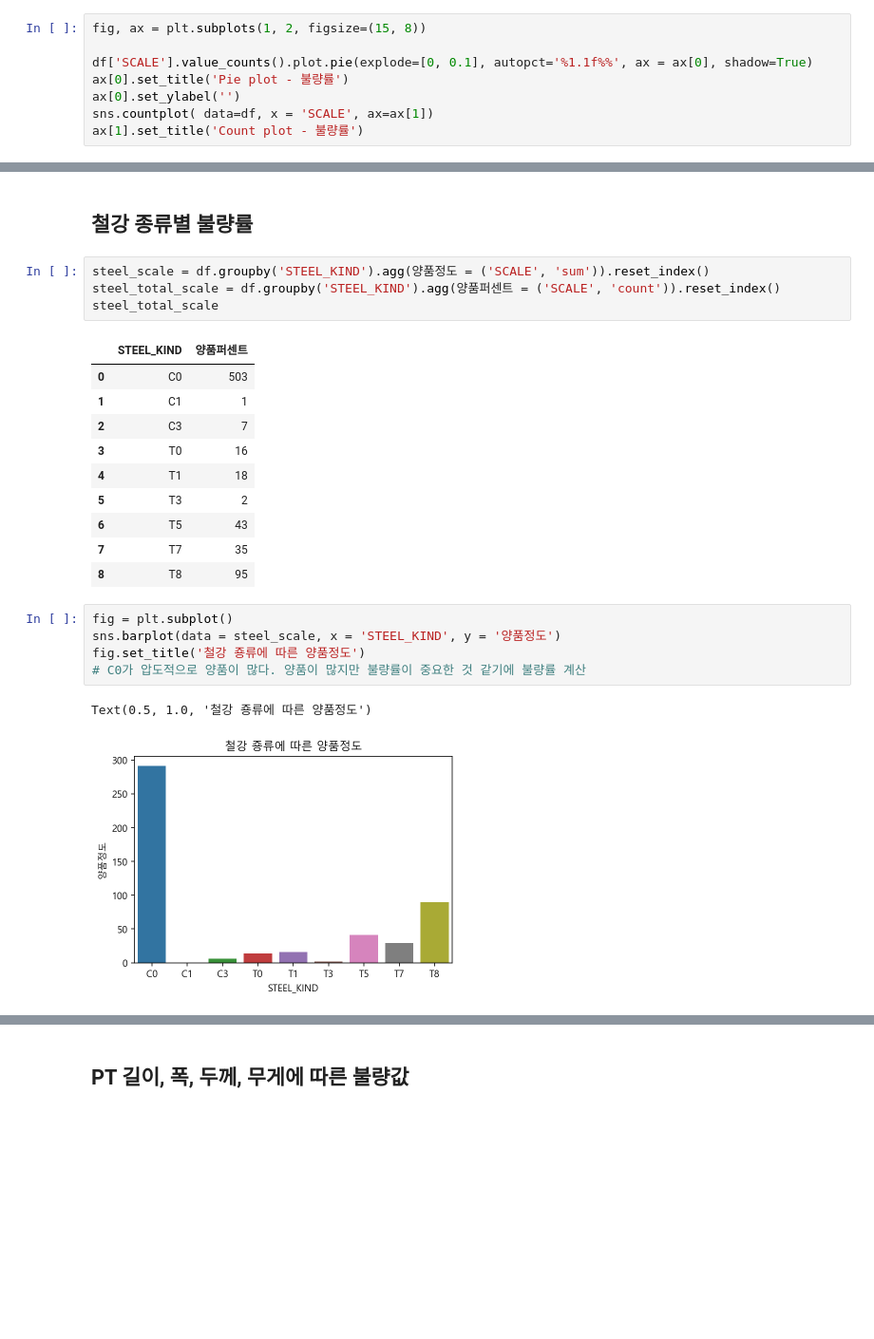
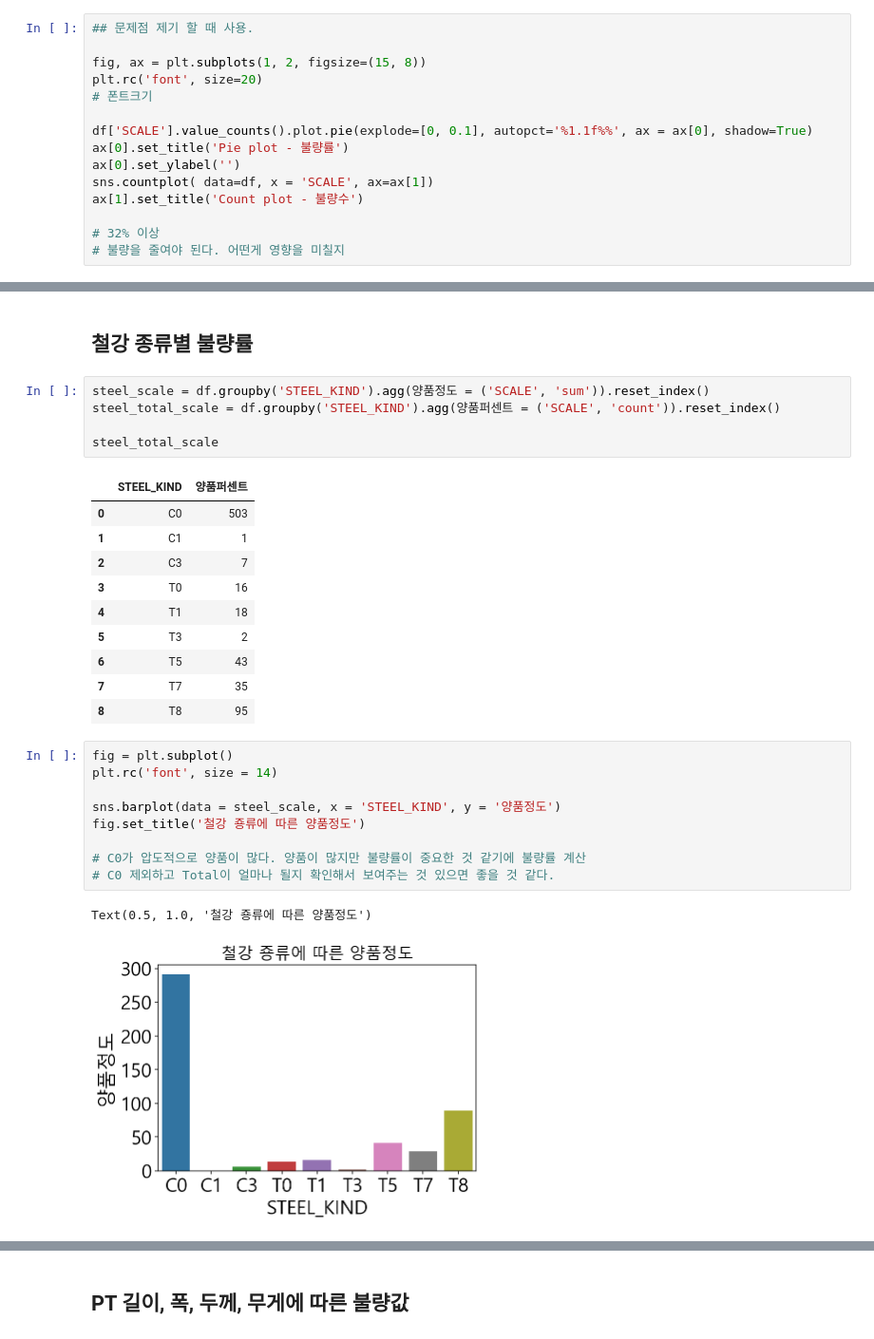
Before and after one commit to ManuSong/First-Project-8, a Jupyter notebook: 8조_프젝.ipynb, the cells around one changed output, grey strips where cells are left out. Shown at 95% size. Drawn from its saved outputs; the diff is of its cells as text; blank space fills up the shorter version.

```diff
--- a/8조_프젝.ipynb
+++ b/8조_프젝.ipynb
@@ -53,11 +72,18 @@ df.head()
 - 0 : 불량
 - 1 : 양품
 # %%
+## 문제점 제기 할 때 사용.
+
 fig, ax = plt.subplots(1, 2, figsize=(15, 8))
+plt.rc('font', size=20)
+# 폰트크기
 
 df['SCALE'].value_counts().plot.pie(explode=[0, 0.1], autopct='%1.1f%%', ax = ax[0], shadow=True)
 ax[0].set_title('Pie plot - 불량률')
 ax[0].set_ylabel('')
 sns.countplot( data=df, x = 'SCALE', ax=ax[1])
-ax[1].set_title('Count plot - 불량률')
+ax[1].set_title('Count plot - 불량수')
+
+# 32% 이상
+# 불량을 줄여야 된다. 어떤게 영향을 미칠지
 # %% [output]
@@ -116,6 +172,7 @@ graph_FN_SC_B = sns.barplot(data = FN_SC, x= 'FUR_NO', y = 'Bad_count', hue = 'F
 # %%
 steel_scale = df.groupby('STEEL_KIND').agg(양품정도 = ('SCALE', 'sum')).reset_index()
 steel_total_scale = df.groupby('STEEL_KIND').agg(양품퍼센트 = ('SCALE', 'count')).reset_index()
+
 steel_total_scale
 # %% [output]
 |  | STEEL_KIND | 양품퍼센트 |
@@ -130,10 +187,14 @@ steel_total_scale
 | 8 | T8 | 95 |
 # %%
 fig = plt.subplot()
+plt.rc('font', size = 14)
+
 sns.barplot(data = steel_scale, x = 'STEEL_KIND', y = '양품정도')
 fig.set_title('철강 죵류에 따른 양품정도')
+
 # C0가 압도적으로 양품이 많다. 양품이 많지만 불량률이 중요한 것 같기에 불량률 계산
+# C0 제외하고 Total이 얼마나 될지 확인해서 보여주는 것 있으면 좋을 것 같다.
 # %% [output]
 Text(0.5, 1.0, '철강 죵류에 따른 양품정도')
-[figure, old version]
+[figure, new version]
 # %%
```
Also changed, not shown: parts of 56 cells of this notebook, 1 other file.
